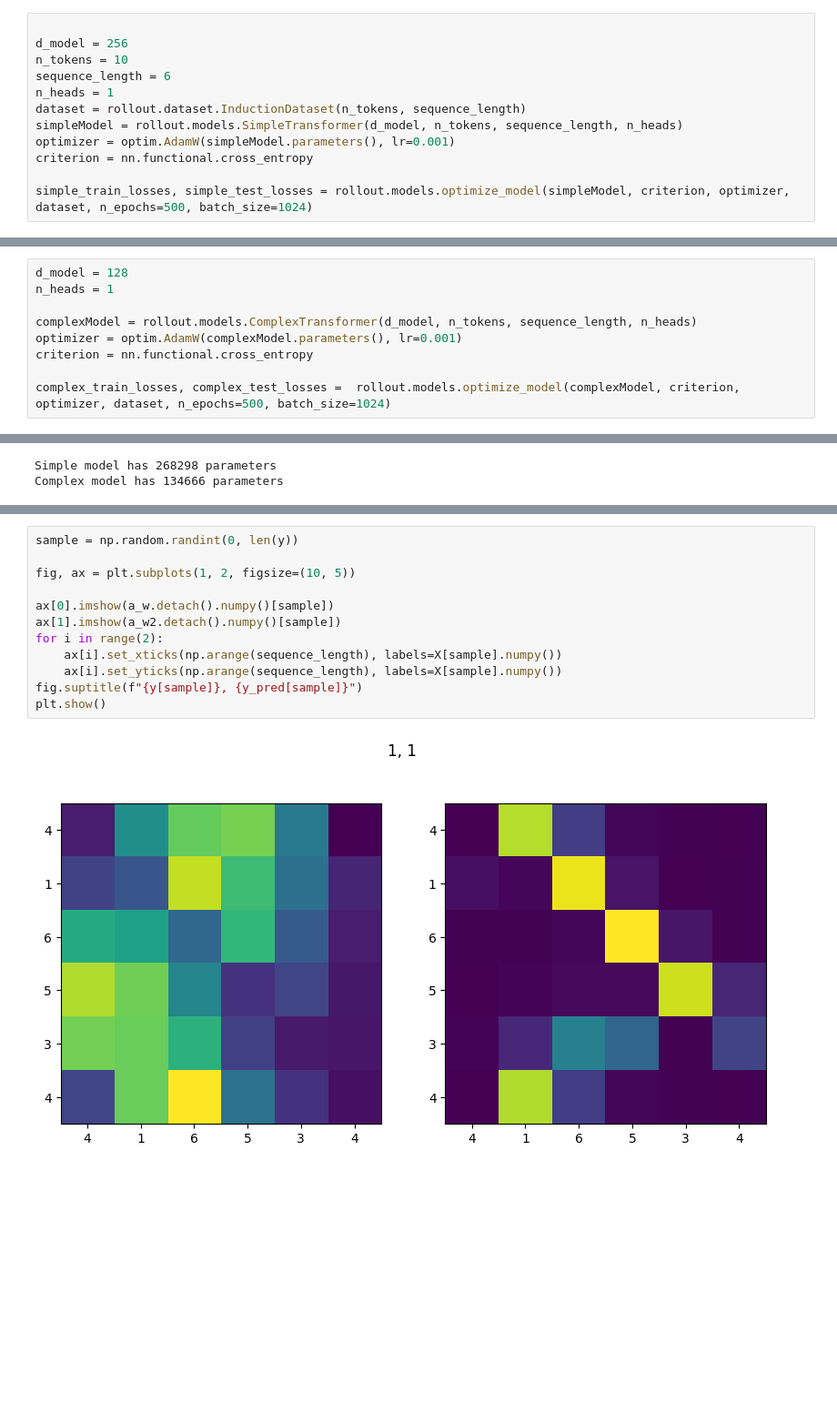
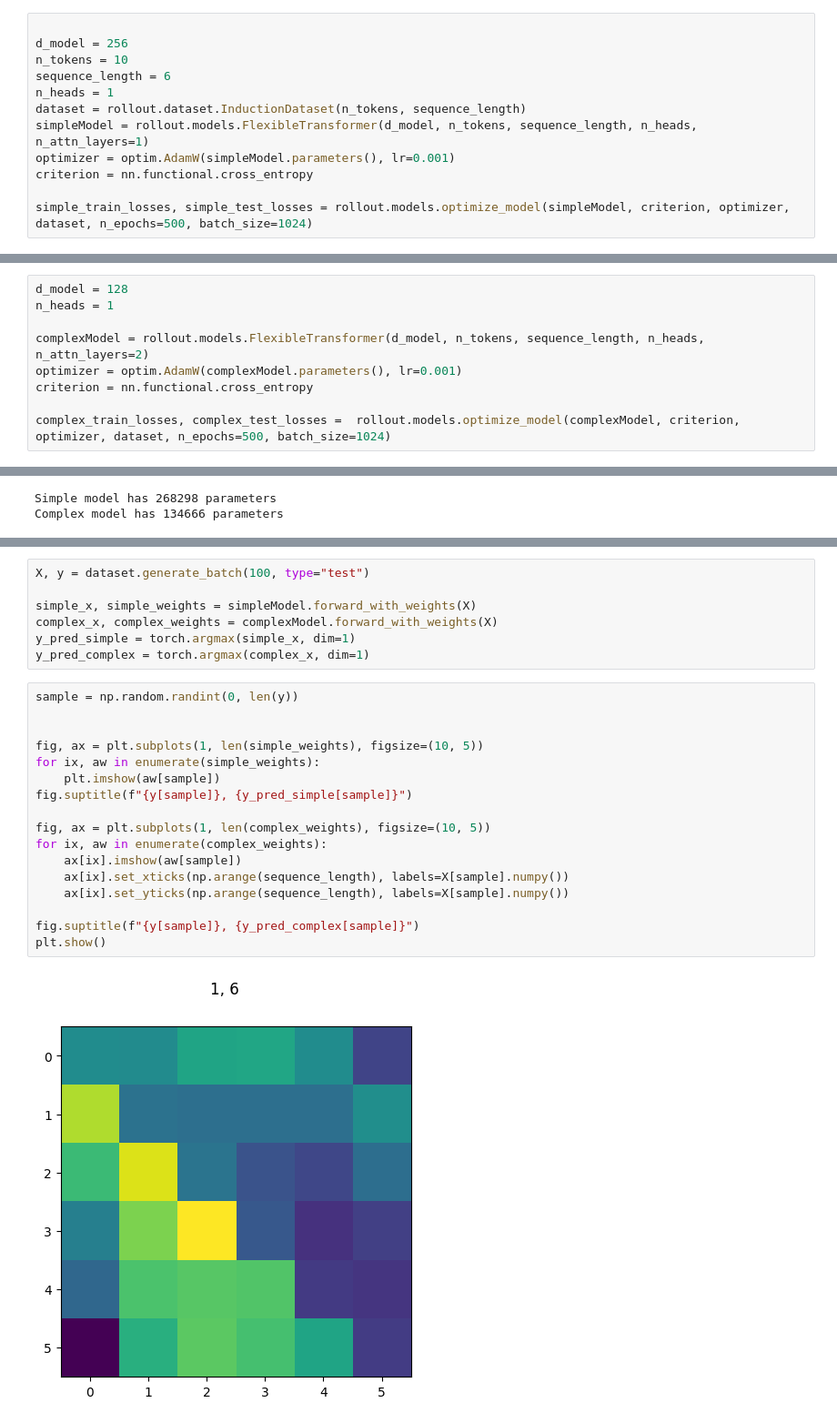
Before and after one commit to erhu7/TransformerCircuits, a Jupyter notebook: notebooks/model_testing/induction_model.ipynb, the cells around one changed output, grey strips where cells are left out. Shown: that part at 91% size. Cells and saved outputs as stored; diff of their text form; blank space fills up the shorter version.

Commit message:
putting both models in one class to prevent any differences between them.

```diff
--- a/notebooks/model_testing/induction_model.ipynb
+++ b/notebooks/model_testing/induction_model.ipynb
@@ -16,7 +16,7 @@ n_tokens = 10
 sequence_length = 6
 n_heads = 1
 dataset = rollout.dataset.InductionDataset(n_tokens, sequence_length)
-simpleModel = rollout.models.SimpleTransformer(d_model, n_tokens, sequence_length, n_heads)
+simpleModel = rollout.models.FlexibleTransformer(d_model, n_tokens, sequence_length, n_heads, n_attn_layers=1)
 optimizer = optim.AdamW(simpleModel.parameters(), lr=0.001)
 criterion = nn.functional.cross_entropy
 
@@ -31,7 +31,7 @@ Epoch 400: Train Loss: 1.297789454460144, Test Loss: 1.2576392889022827
 d_model = 128
 n_heads = 1
 
-complexModel = rollout.models.ComplexTransformer(d_model, n_tokens, sequence_length, n_heads)
+complexModel = rollout.models.FlexibleTransformer(d_model, n_tokens, sequence_length, n_heads, n_attn_layers=2)
 optimizer = optim.AdamW(complexModel.parameters(), lr=0.001)
 criterion = nn.functional.cross_entropy
 
@@ -76,14 +65,26 @@ y_pred = torch.argmax(pred, dim=1)
+# %%
+X, y = dataset.generate_batch(100, type="test")
+
+simple_x, simple_weights = simpleModel.forward_with_weights(X)
+complex_x, complex_weights = complexModel.forward_with_weights(X)
+y_pred_simple = torch.argmax(simple_x, dim=1)
+y_pred_complex = torch.argmax(complex_x, dim=1)
 # %%
 sample = np.random.randint(0, len(y))
 
-fig, ax = plt.subplots(1, 2, figsize=(10, 5))
 
-ax[0].imshow(a_w.detach().numpy()[sample])
-ax[1].imshow(a_w2.detach().numpy()[sample])
-for i in range(2):
-    ax[i].set_xticks(np.arange(sequence_length), labels=X[sample].numpy())
-    ax[i].set_yticks(np.arange(sequence_length), labels=X[sample].numpy())
-fig.suptitle(f"{y[sample]}, {y_pred[sample]}")
+fig, ax = plt.subplots(1, len(simple_weights), figsize=(10, 5))
+for ix, aw in enumerate(simple_weights):
+    plt.imshow(aw[sample])
+fig.suptitle(f"{y[sample]}, {y_pred_simple[sample]}")
+
+fig, ax = plt.subplots(1, len(complex_weights), figsize=(10, 5))
+for ix, aw in enumerate(complex_weights):
+    ax[ix].imshow(aw[sample])
+    ax[ix].set_xticks(np.arange(sequence_length), labels=X[sample].numpy())
+    ax[ix].set_yticks(np.arange(sequence_length), labels=X[sample].numpy())
+
+fig.suptitle(f"{y[sample]}, {y_pred_complex[sample]}")
 plt.show()
 # %% [output]
-[figure, old version]
+[figure, new version]
```
Also changed, not shown: parts of 5 cells of this notebook, 1 other file.
